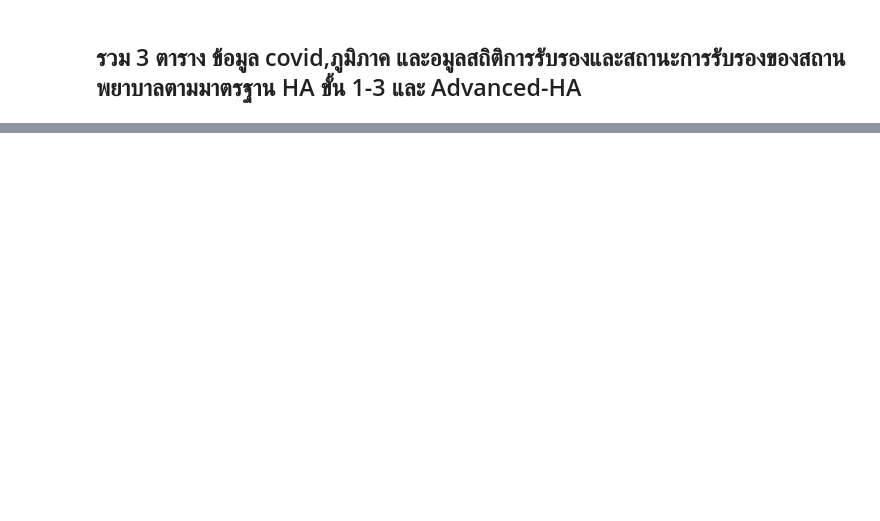
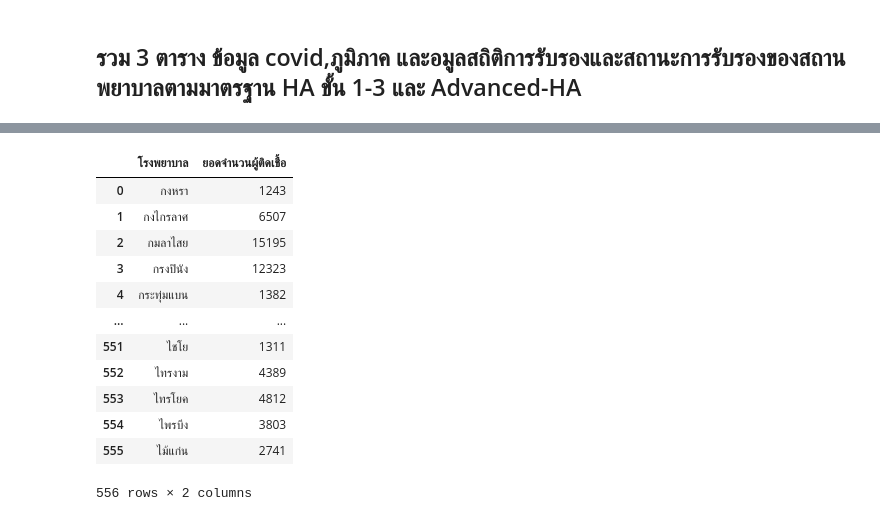
Before and after one commit to Umaporn19/data_viz_2022, a Jupyter notebook: Project_Dataviz.ipynb, the cells around one changed output, grey strips where cells are left out. Saved outputs shown, nothing was run; the diff lists cells and outputs as text; code cells hidden in the pictures; blank space fills up the shorter version.

```diff
--- a/Project_Dataviz.ipynb
+++ b/Project_Dataviz.ipynb
@@ -781,3 +763,6 @@ district_of_onset            False
 6 ภูมิภาค (อุตุนิยมวิทยา)     True
 5 ภูมิภาค (การท่องเที่ยว)     True
 dtype: bool
+# %%
+data_total1_drop = data_total1.dropna() #กำจัดค่า missng
+data_total1_drop #แสดงค่า
@@ -807,0 +875,17 @@ data_AB
+# %%
+data_gb = data_project.groupby('โรงพยาบาล').size().reset_index(name='ยอดจำนวนผู้ติดเชื้อ') #ดูข้อมูลจากคำสั่ง group by จากข้อมูลของโรงพยาบาลแต่ละแห่งว่ามีคนติดเชื้อเท่าไหร่ในช่วงระหว่าง วันที่ 12/01/2020 - 18/03/2022
+data_gb
+# %% [output]
+|  | โรงพยาบาล | ยอดจำนวนผู้ติดเชื้อ |
+| 0 | กงหรา | 1243 |
+| 1 | กงไกรลาศ | 6507 |
+| 2 | กมลาไสย | 15195 |
+| 3 | กรงปินัง | 12323 |
+| 4 | กระทุ่มแบน | 1382 |
+| ... | ... | ... |
+| 551 | ไชโย | 1311 |
+| 552 | ไทรงาม | 4389 |
+| 553 | ไทรโยค | 4812 |
+| 554 | ไพรบึง | 3803 |
+| 555 | ไม้แก่น | 2741 |
+556 rows × 2 columns
```
Also changed, not shown: parts of 26 cells of this notebook.
